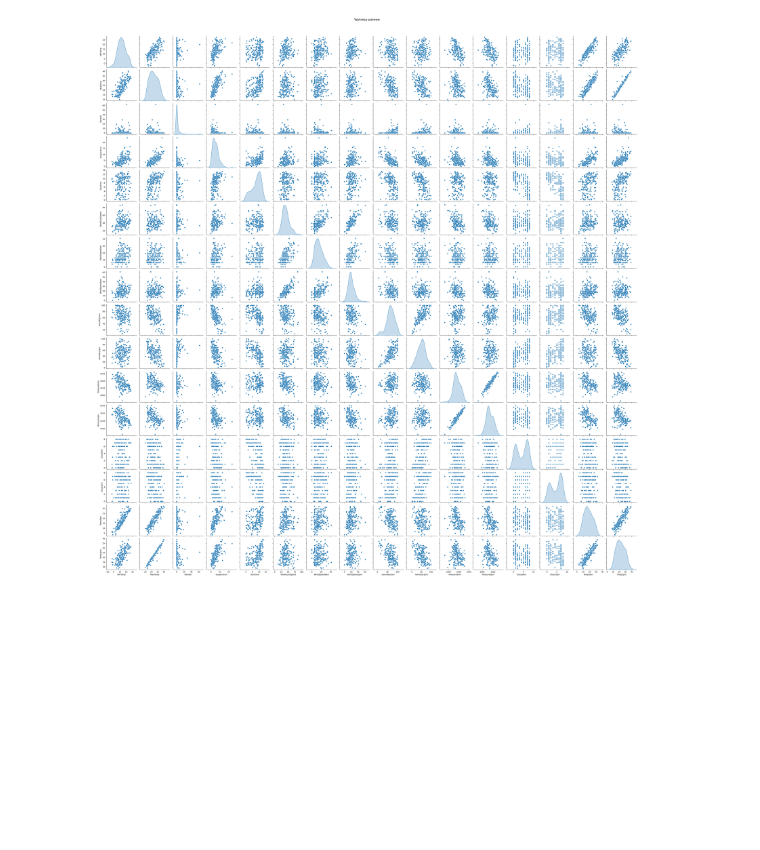
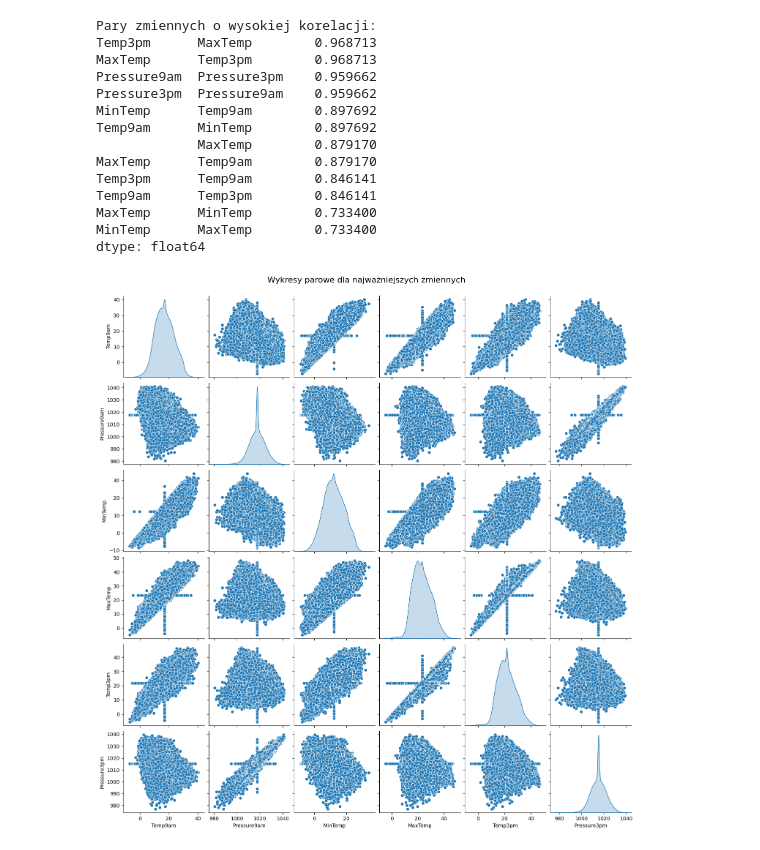
Before and after one commit to krzysztof-kukawski/rain-prediction, a Jupyter notebook: main.ipynb, the cells around one changed output. Saved outputs shown, nothing was run; the diff lists cells and outputs as text; code cells hidden in the pictures; blank space fills up the shorter version.

```diff
--- a/main.ipynb
+++ b/main.ipynb
@@ -132,9 +139,39 @@ Passing `palette` without assigning `hue` is deprecated and will be removed in v
-# %%
-# Wykresy zależności (pary zmiennych liczbowych)
-sample_data = data.sample(500, random_state=42) if len(data) > 500 else data
-sns.pairplot(sample_data[numeric_cols].dropna(), diag_kind="kde")
-plt.suptitle("Wykresy parowe", y=1.02, fontsize=16)
-plt.show()
-# %% [output]
-[figure, removed]
+# %%
+# Obliczanie macierzy korelacji dla zmiennych liczbowych
+correlation_matrix = data[numeric_cols].corr()
+
+# Znalezienie par zmiennych o najwyższej korelacji (bez diagonalnych 1.0)
+correlation_pairs = correlation_matrix.unstack().sort_values(ascending=False)
+high_correlation_pairs = correlation_pairs[
+    (correlation_pairs < 1) & (correlation_pairs > 0.7)
+]  # Korelacje powyżej 0.7
+
+# Wyświetlenie par zmiennych o wysokiej korelacji
+print("Pary zmiennych o wysokiej korelacji:")
+print(high_correlation_pairs)
+
+# Wybór unikalnych zmiennych do wykresów
+important_columns = list(set([index[0] for index in high_correlation_pairs.index] +
+                             [index[1] for index in high_correlation_pairs.index]))
+
+# Wygenerowanie wykresów parowych dla tych zmiennych
+sns.pairplot(data[important_columns].dropna(), diag_kind="kde")
+plt.suptitle("Wykresy parowe dla najważniejszych zmiennych", y=1.02, fontsize=16)
+plt.show()
+# %% [output]
+Pary zmiennych o wysokiej korelacji:
+Temp3pm      MaxTemp        0.968713
+MaxTemp      Temp3pm        0.968713
+Pressure9am  Pressure3pm    0.959662
+Pressure3pm  Pressure9am    0.959662
+MinTemp      Temp9am        0.897692
+Temp9am      MinTemp        0.897692
+             MaxTemp        0.879170
+MaxTemp      Temp9am        0.879170
+Temp3pm      Temp9am        0.846141
+Temp9am      Temp3pm        0.846141
+MaxTemp      MinTemp        0.733400
+MinTemp      MaxTemp        0.733400
+dtype: float64
+[figure, added]
 # %%
```
Also changed, not shown: parts of 13 cells of this notebook.
